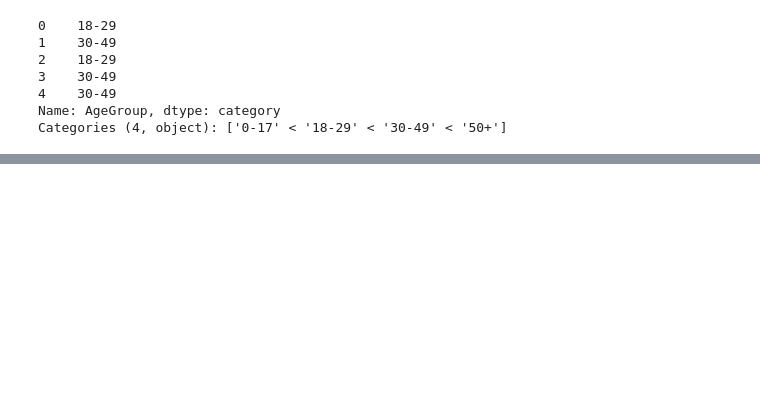
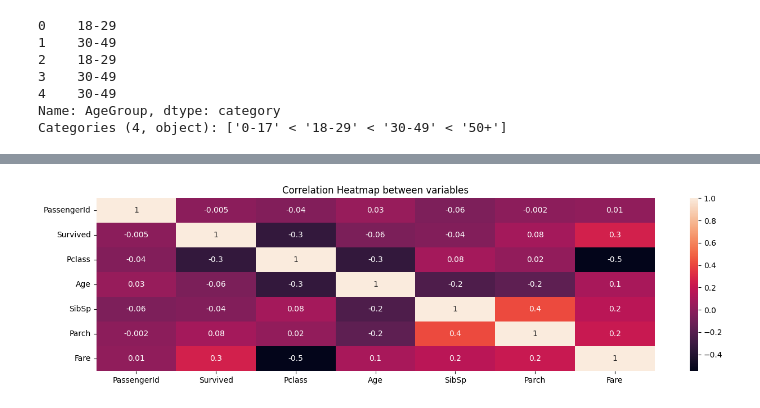
Before and after one commit to brenaSF/titanic-data-science, a Jupyter notebook: code.ipynb, the cells around one changed output, grey strips where cells are left out. Saved outputs shown, nothing was run; the diff lists cells and outputs as text; code cells hidden in the pictures; blank space fills up the shorter version.

```diff
--- a/code.ipynb
+++ b/code.ipynb
@@ -53,0 +272,11 @@ Categories (4, object): ['0-17' < '18-29' < '30-49' < '50+']
+# %%
+# correlação entre todas os tipos de atributos do conjunto de dados
+corr_table = train_data.corr(method="pearson") #get variables the correlation
+
+#Plotando a tabela de correlação usando o Seaborn.
+plt.figure(figsize=(16,4))
+sns.heatmap(corr_table, annot=True, fmt=".1g")
+plt.title("Correlation Heatmap between variables")
+plt.show() #mostrando o plot
+# %% [output]
+[figure, added]
```
Also changed, not shown: parts of 25 cells of this notebook.
